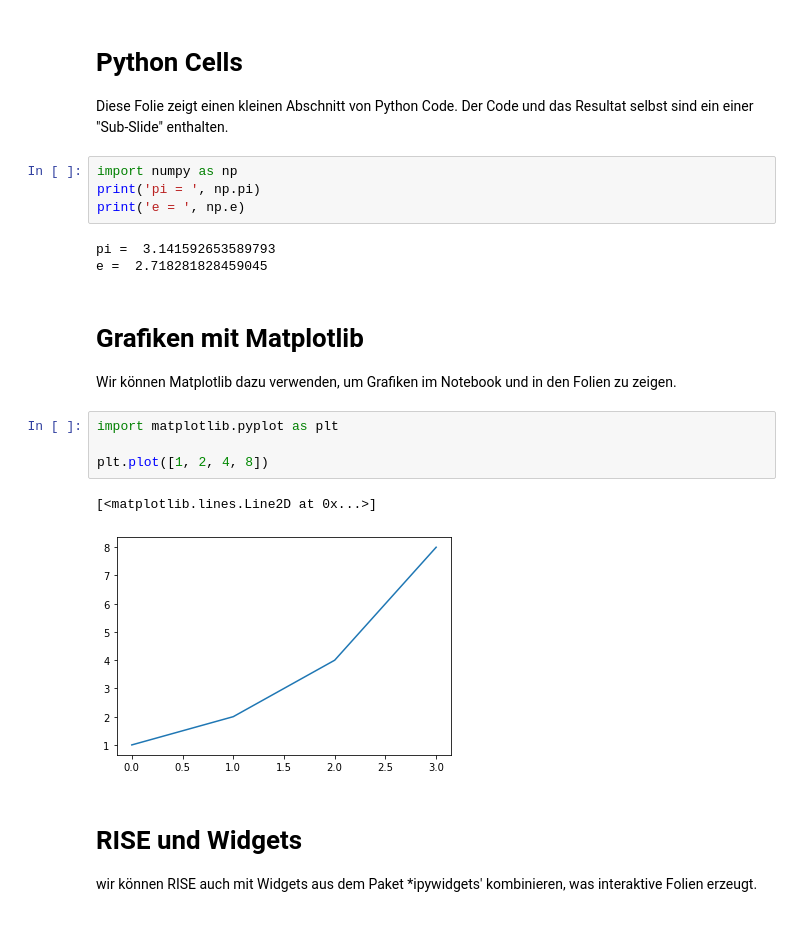
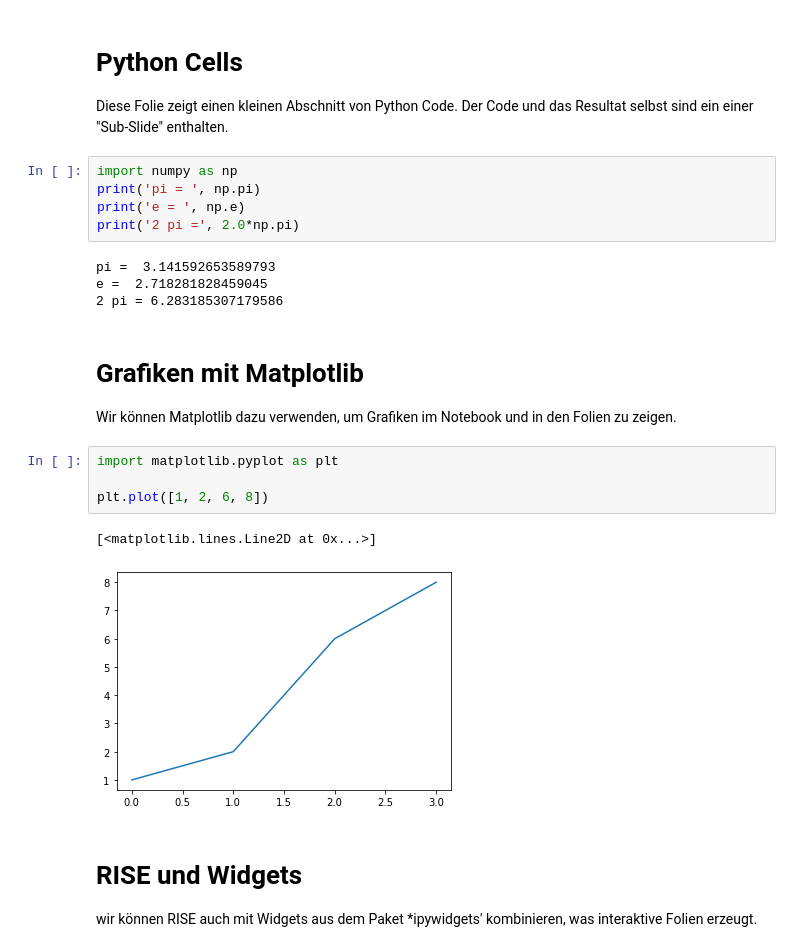
Before and after one commit to MBrill/Jupyter, a Jupyter notebook: firstRISE.ipynb, the cells around one changed output. Cells and saved outputs as stored; diff of their text form.

```diff
--- a/firstRISE.ipynb
+++ b/firstRISE.ipynb
@@ -21,19 +21,21 @@ Diese Folie zeigt einen kleinen Abschnitt von Python Code. Der Code und das Resu
 import numpy as np
 print('pi = ', np.pi)
 print('e = ', np.e)
+print('2 pi =', 2.0*np.pi)
 # %% [output]
 pi =  3.141592653589793
 e =  2.718281828459045
+2 pi = 6.283185307179586
 # %% [markdown]
 # Grafiken mit Matplotlib
 Wir können Matplotlib dazu verwenden, um Grafiken im Notebook und in den Folien zu zeigen.
 # %%
 import matplotlib.pyplot as plt
 
-plt.plot([1, 2, 4, 8])
+plt.plot([1, 2, 6, 8])
 # %% [output]
 [<matplotlib.lines.Line2D at 0x...>]
-[figure, old version]
+[figure, new version]
 # %% [markdown]
 # RISE und Widgets
 wir können RISE auch mit Widgets aus dem Paket *ipywidgets' kombinieren, was interaktive Folien erzeugt.
```
